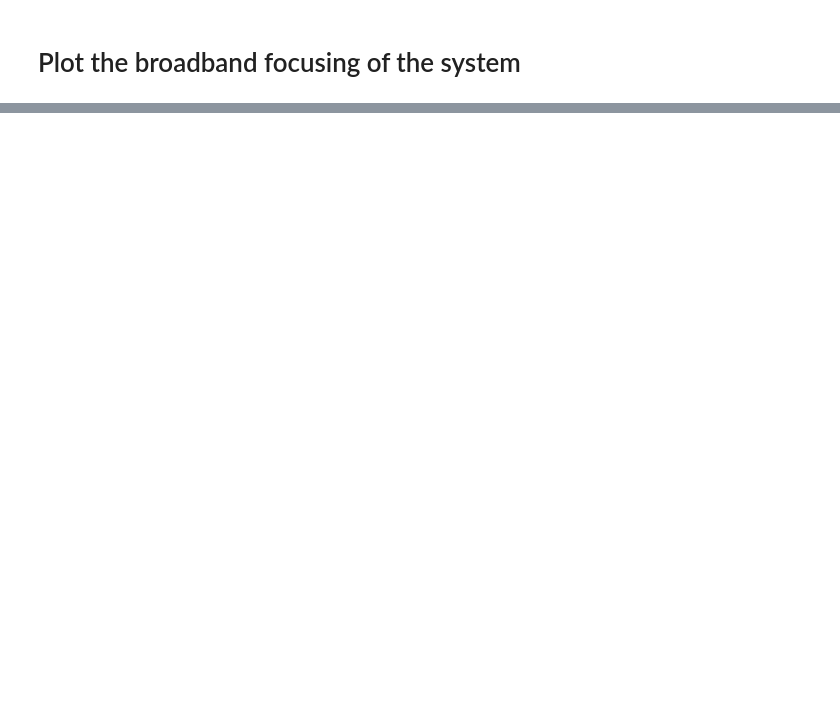
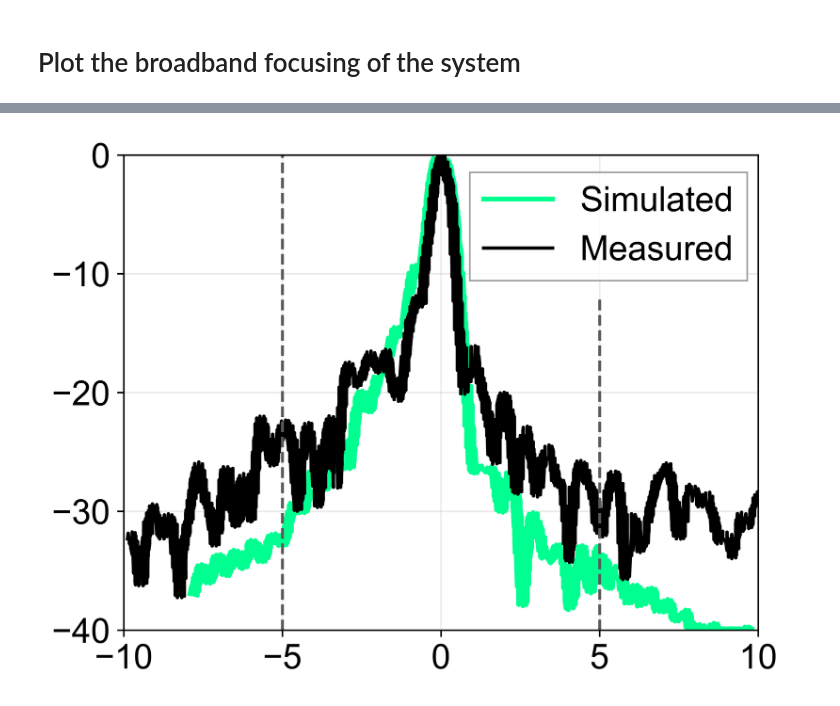
Before and after one commit to yiyangzhi3/integrated_trapped_ions, a Jupyter notebook: Gen_1_Paper/paper_figures.ipynb, the cells around one changed output, grey strips where cells are left out. Drawn from its saved outputs; the diff is of its cells as text; code cells hidden in the pictures; blank space fills up the shorter version.

```diff
--- a/Gen_1_Paper/paper_figures.ipynb
+++ b/Gen_1_Paper/paper_figures.ipynb
@@ -227,0 +588,94 @@ plt.show()
+# %%
+import numpy as np
+import pandas as pd
+import matplotlib.pyplot as plt
+from pathlib import Path
+
+plt.rcParams.update({
+    "font.family": "Arial",
+    "font.size": 18,
+    "axes.labelsize": 18,
+    "axes.titlesize": 18,
+    "legend.fontsize": 18,
+    "xtick.labelsize": 18,
+    "ytick.labelsize": 18,
+})
+
+# ============================================================
+# File paths
+# ============================================================
+sim_path = Path("/Users/yiyangzhi/Library/CloudStorage/GoogleDrive-yiyang_zhi3@berkeley.edu/My Drive/Ming Wu Integrated Photonics Group/Paper/Gen1_Photonics/Figures/FIG2/515_simulated.csv")
+meas_path = Path("/Users/yiyangzhi/Library/CloudStorage/GoogleDrive-yiyang_zhi3@berkeley.edu/My Drive/Ming Wu Integrated Photonics Group/Paper/Gen1_Photonics/Figures/FIG2/515_measured.csv")
+
+# ============================================================
+# Load CSV files
+# No header: each file has two columns:
+# column 0 = axial position, column 1 = amplitude in dB
+# ============================================================
+sim = pd.read_csv(sim_path, header=None, names=["x_um", "amplitude_dB"])
+meas = pd.read_csv(meas_path, header=None, names=["x_um", "amplitude_dB"])
+
+sim["x_um"] = pd.to_numeric(sim["x_um"], errors="coerce")
+sim["amplitude_dB"] = pd.to_numeric(sim["amplitude_dB"], errors="coerce")
+
+meas["x_um"] = pd.to_numeric(meas["x_um"], errors="coerce")
+meas["amplitude_dB"] = pd.to_numeric(meas["amplitude_dB"], errors="coerce")
+
+sim = sim.dropna().sort_values("x_um").reset_index(drop=True)
+meas = meas.dropna().sort_values("x_um").reset_index(drop=True)
+
+x_queries = np.array([-5, 5])
+sim_y_at_queries = np.interp(x_queries, sim["x_um"], sim["amplitude_dB"])
+meas_y_at_queries = np.interp(x_queries, meas["x_um"], meas["amplitude_dB"])
+
+for x_query, sim_y, meas_y in zip(x_queries, sim_y_at_queries, meas_y_at_queries):
+    print(f"Simulated y at x = {x_query:g}: {sim_y:.3f} dB")
+    print(f"Measured y at x = {x_query:g}: {meas_y:.3f} dB")
+
+sim_color_515 = peak_rgb[515] if "peak_rgb" in globals() else np.array([0.00, 1.00, 0.35])
+
+# ============================================================
+# Plot overlay
+# ============================================================
+fig, ax = plt.subplots(figsize=(5.8, 4.4), dpi=600)
+
+ax.plot(
+    sim["x_um"],
+    sim["amplitude_dB"],
+    color=sim_color_515,
+    linestyle="-",
+    linewidth=2.5,
+    label="Simulated"
+)
+
+ax.plot(
+    meas["x_um"],
+    meas["amplitude_dB"],
+    "k-",
+    linewidth=1.8,
+    label="Measured"
+)
+
+ax.axvline(-5, color="0.35", linestyle="--", linewidth=1.5)
+ax.vlines(5, ymin=-40, ymax=-12, color="0.35", linestyle="--", linewidth=1.5)
+
+ax.set_xlim(-10, 10)
+ax.set_ylim(-40, 0)
+
+ax.grid(True, alpha=0.25)
+ax.tick_params(axis="both", labelsize=18)
+legend = ax.legend(
+    loc="upper right",
+    bbox_to_anchor=(1.01, 1.0),
+    frameon=True,
+    fontsize=18,
+    prop={"family": "Arial", "size": 18},
+    fancybox=False,
+)
+
+legend.get_frame().set_edgecolor("0.5")
+legend.get_frame().set_linewidth(0.8)
+
+fig.tight_layout()
+plt.show()
+# %% [output]
@@ -227,0 +686 @@ plt.show()
+[figure, added]
```
Also changed, not shown: parts of 8 cells of this notebook, 14 other files.
